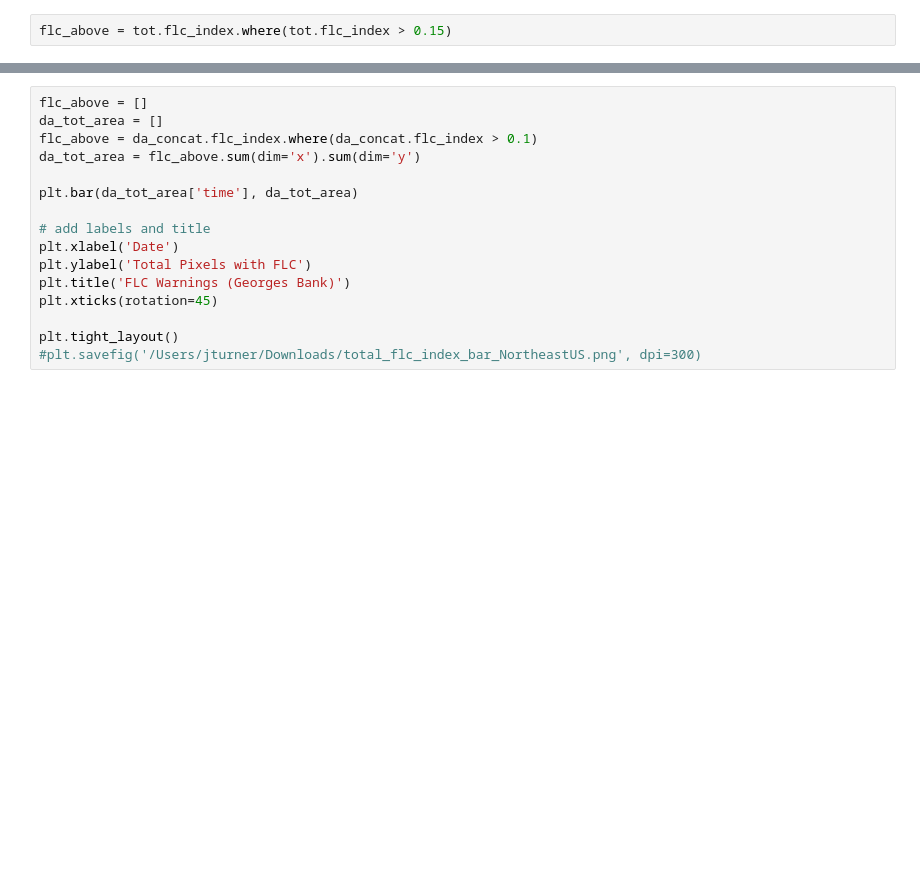
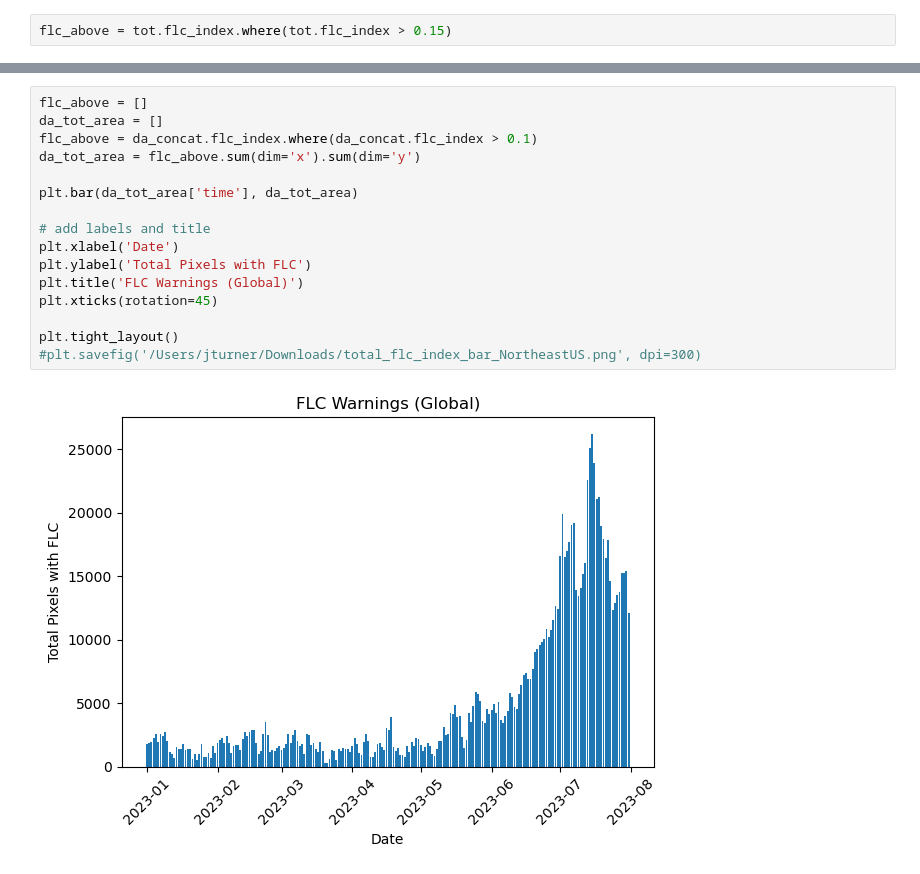
Before and after one commit to jesseturner/FalseLowClouds, a Jupyter notebook: Model/MODEL_FLC.ipynb, the cells around one changed output, grey strips where cells are left out. Drawn from its saved outputs; the diff is of its cells as text; blank space fills up the shorter version.

```diff
--- a/Model/MODEL_FLC.ipynb
+++ b/Model/MODEL_FLC.ipynb
@@ -206,18 +225,20 @@ ax.add_feature(cfeature.STATES)
 # %%
 flc_above = []
 da_tot_area = []
 flc_above = da_concat.flc_index.where(da_concat.flc_index > 0.1)
 da_tot_area = flc_above.sum(dim='x').sum(dim='y')
 
 plt.bar(da_tot_area['time'], da_tot_area)
 
 # add labels and title
 plt.xlabel('Date')
 plt.ylabel('Total Pixels with FLC')
-plt.title('FLC Warnings (Georges Bank)')
+plt.title('FLC Warnings (Global)')
 plt.xticks(rotation=45)
 
 plt.tight_layout()
 #plt.savefig('/Users/jturner/Downloads/total_flc_index_bar_NortheastUS.png', dpi=300)
+# %% [output]
+[figure, added]
 # %%
 da_tot_area[da_tot_area == da_tot_area.max()]
```
Also changed, not shown: parts of 7 cells of this notebook, 2 other files.
